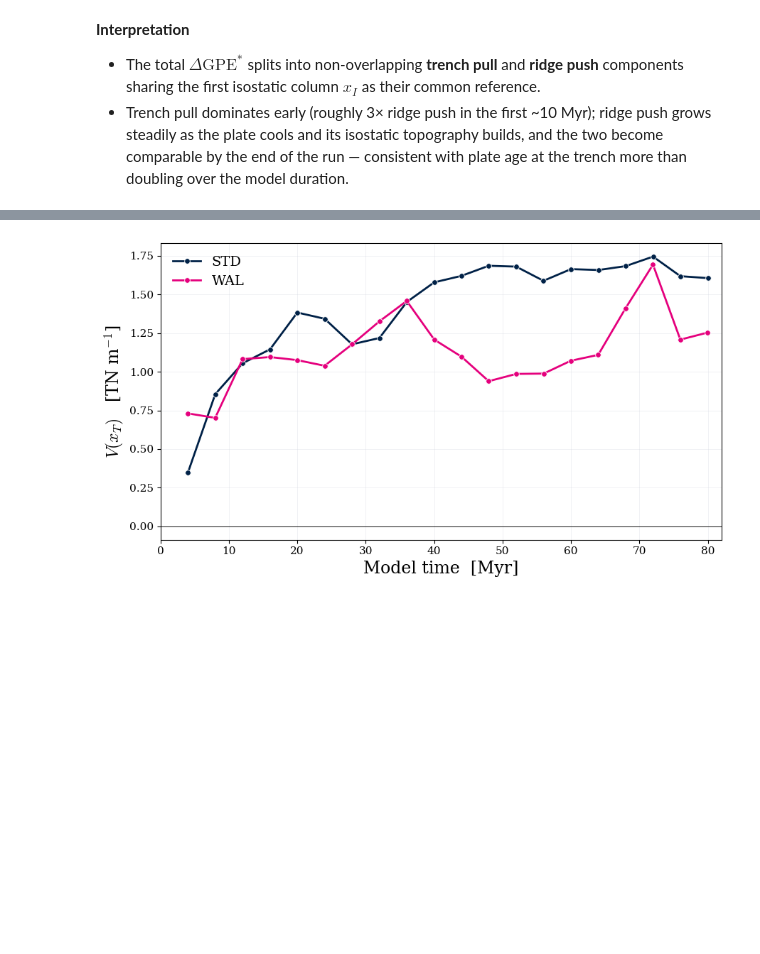
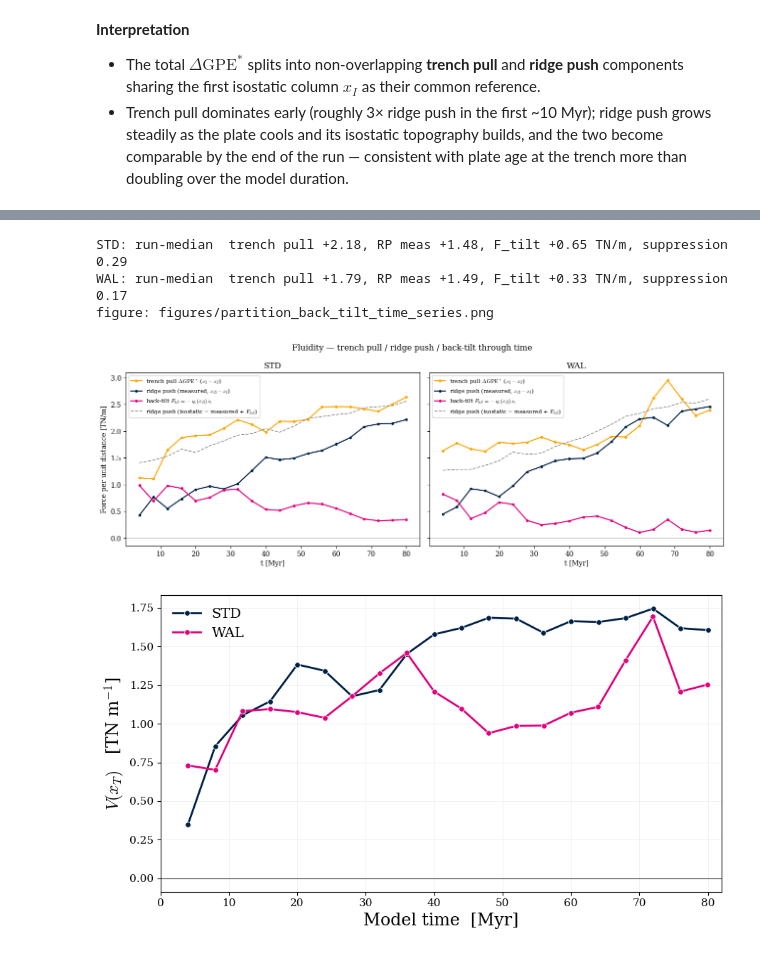
Before and after one commit to dansand/trench_pull_fluidity, a Jupyter notebook: notebooks/fluidity_time_evolution.ipynb, the cells around one changed output, grey strips where cells are left out. Saved outputs shown, nothing was run; the diff lists cells and outputs as text; code cells hidden in the pictures; blank space fills up the shorter version.

Commit message:
back-tilt partition per ANALYSIS_CONVENTIONS §6b: deep-band q_c/F_tilt in the time loop (caches backfilled), further_analysis/fluidity_back_tilt.ipynb, STD|WAL partition time series

```diff
--- a/notebooks/fluidity_time_evolution.ipynb
+++ b/notebooks/fluidity_time_evolution.ipynb
@@ -580,3 +622,43 @@ plt.show()
+# %%
+# Partition through time, one panel per model (STD | WAL), shared y-axis.
+fig, axes = plt.subplots(1, 2, figsize=(13, 4.8), sharey=True)
+
+for ax, (label, rec) in zip(axes, [("STD", records_STD), ("WAL", records_WAL)]):
+    if rec is None:
+        ax.set_visible(False)
+        continue
+    tM = rec["t_yr"] / 1e6
+    tp = rec["delta_GPE"]                       # trench pull (x_I - x_T)
+    rp = rec["delta_GPE_R"] - rec["delta_GPE"]  # measured ridge push (x_R - x_I)
+    ft = rec["f_tilt"]
+    ax.plot(tM, tp * 1e-12, ".-", color="orange", lw=1.6,
+            label=r"trench pull $\Delta\mathrm{GPE}^*$ ($x_I - x_T$)")
+    ax.plot(tM, rp * 1e-12, ".-", color="#002147", lw=1.6,
+            label=r"ridge push (measured, $x_R - x_I$)")
+    ax.plot(tM, ft * 1e-12, ".-", color="#E5007D", lw=1.6,
+            label=r"back-tilt $F_{tilt} = -q_c(x_R)\,z_c$")
+    ax.plot(tM, (rp + ft) * 1e-12, "--", color="0.55", lw=1.2,
+            label="ridge push (isostatic = measured + $F_{tilt}$)")
+    ax.axhline(0, color="0.6", lw=0.5)
+    ax.set_xlabel("t [Myr]")
+    ax.set_title(label)
+    ax.legend(fontsize=8)
+    print(f"{label}: run-median  trench pull {np.median(tp)*1e-12:+.2f}, "
+          f"RP meas {np.median(rp)*1e-12:+.2f}, "
+          f"F_tilt {np.median(ft)*1e-12:+.2f} TN/m, "
+          f"suppression {np.median(ft / (rp + ft)):.2f}")
+
+axes[0].set_ylabel("Force per unit distance [TN/m]")
+fig.suptitle("Fluidity — trench pull / ridge push / back-tilt through time", fontsize=12)
+fig.tight_layout()
+out = figures_dir / "partition_back_tilt_time_series.png"
+fig.savefig(out, dpi=160, bbox_inches="tight")
+print("figure:", out)
+# %% [output]
+STD: run-median  trench pull +2.18, RP meas +1.48, F_tilt +0.65 TN/m, suppression 0.29
+WAL: run-median  trench pull +1.79, RP meas +1.49, F_tilt +0.33 TN/m, suppression 0.17
+figure: figures/partition_back_tilt_time_series.png
+[figure, added]
 # %%
 # V(x_T) time-series for STD and WAL — vertical shear stress resultant
 # integrated through the column at the trench, plotted through model time.
```
Also changed, not shown: parts of 3 cells of this notebook, 6 other files.
